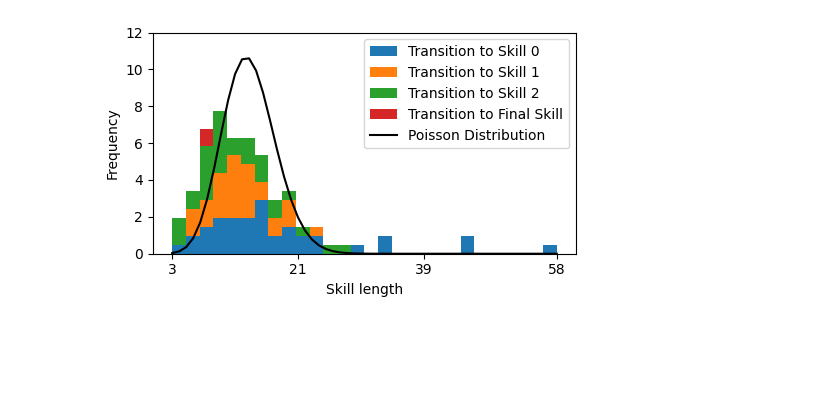
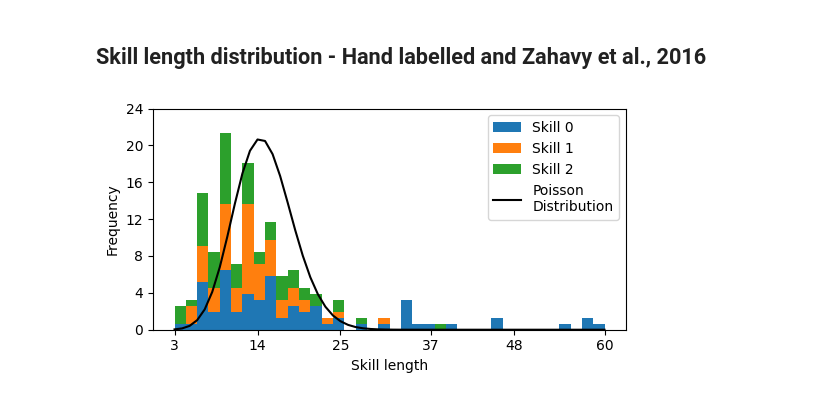
Before and after one commit to pseudo-rnd-thoughts/temporal-explanations-4-drl, a Jupyter notebook: analysis/quantitative-analysis.ipynb, the cells around one changed output. Drawn from its saved outputs; the diff is of its cells as text; code cells hidden in the pictures; blank space fills up the shorter version.

Commit message:
Update the quantitative-analysis.ipynb and readme.md

```diff
--- a/analysis/quantitative-analysis.ipynb
+++ b/analysis/quantitative-analysis.ipynb
@@ -42,0 +42,14 @@ colours = list(matplotlib.colors.TABLEAU_COLORS.keys())[:hand_labelled_plan.uniq
+# %%
+# Zahavy
+with np.load(f'{dataset_folder}/kmeans-st-state-value/summary.npz', allow_pickle=True) as file:
+    optimal_model = file["optimal_model"].item()
+    optimal_model.pop("index")
+
+model_name = "-".join(f"{key}-{value}" for key, value in optimal_model.items())
+print(model_name)
+model_data = joblib.load(f'{dataset_folder}/kmeans-st-state-value/{model_name}.joblib')
+
+skill_labels = model_data["skill_labels"][:trajectories[-1].end]
+skill_labels[np.where(skill_labels == 4)] = 3  # ignore
+skills = skill_labels_to_trajectory_skills(skill_labels, actions, trajectories)
+zahavy_plan = Plan(skills)
@@ -104,34 +182,36 @@ plt.savefig("figs/quantitative/plan-directed-network-Breakout.png")
+# %% [markdown]
+## Skill length distribution - Hand labelled and Zahavy et al., 2016
 # %%
-fig, ax = plt.subplots(figsize=(5, 3))
+_, ax = plt.subplots(figsize=(5.5, 3))
 
-skill_lengths = [np.concatenate(skill_lengths).astype(np.int32) for skill_lengths in hand_labelled_plan.transition_lengths]
+skill_lengths = [np.concatenate(skill_lengths).astype(np.int32)
+                 for skill_lengths in hand_labelled_plan.transition_lengths[:-1]]
 concat_skill_lengths = np.concatenate(skill_lengths)
 uniques = np.unique(concat_skill_lengths)
 lam = np.mean(concat_skill_lengths)
 
+hand_labelled_plan_labels = [f"Skill {j}" for j in range(hand_labelled_plan.unique_skill_types)]
+hand_labelled_colours = list(matplotlib.colors.TABLEAU_COLORS.keys())[:hand_labelled_plan.unique_skill_types]
+
 ax.hist(
     skill_lengths, bins=len(uniques),
     stacked=True, fill=True, density=True,
-    label=labels, color=colours
+    label=hand_labelled_plan_labels, color=hand_labelled_colours
 )
-
 ax.plot(np.arange(min(uniques), max(uniques) + 1),
         poisson.pmf(np.arange(min(uniques), max(uniques) + 1), lam),
-        c="black", label="Poisson Distribution")
+        c="black", label="Poisson\nDistribution")
 
 # ax.plot(np.linspace(min(lengths), max(lengths), 200), poisson.ppf(np.linspace(min(lengths), max(lengths), 200), mu=lam))
-ax.set_xticks(np.linspace(min(uniques), max(uniques), 4, dtype=int))
+ax.set_xticks(np.linspace(min(uniques), max(uniques), 6, dtype=int))
 ticks = ax.get_yticks()
 ax.set_yticks(ticks, labels=(len(concat_skill_lengths) * ticks).astype(int))
 ax.set_xlabel("Skill length")
 ax.set_ylabel("Frequency")
+ax.legend()
 
-# handles, labels = ax.get_legend_handles_labels()
-legend = ax.legend(
-    # reversed(handles), reversed(labels),
-)
 plt.tight_layout()
-plt.savefig("figs/quantitative/skill-length-distribution-Breakout.pdf")
-plt.savefig("figs/quantitative/skill-length-distribution-Breakout.png")
+plt.savefig("figs/quantitative/skill-length-distribution-hand-Breakout.pdf")
+plt.savefig("figs/quantitative/skill-length-distribution-hand-Breakout.png")
 # %% [output]
-[figure, old version]
+[figure, new version]
```
Also changed, not shown: parts of 17 cells of this notebook, 5 other files.
